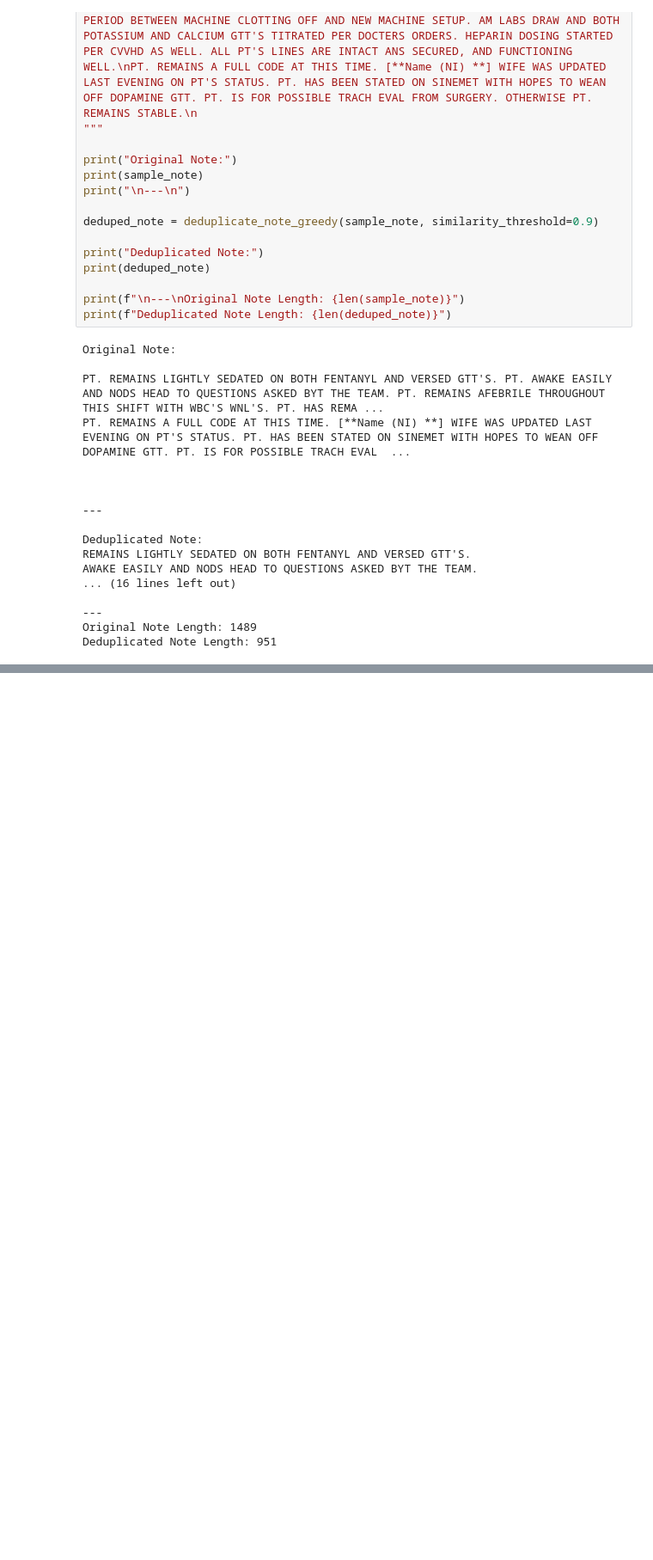
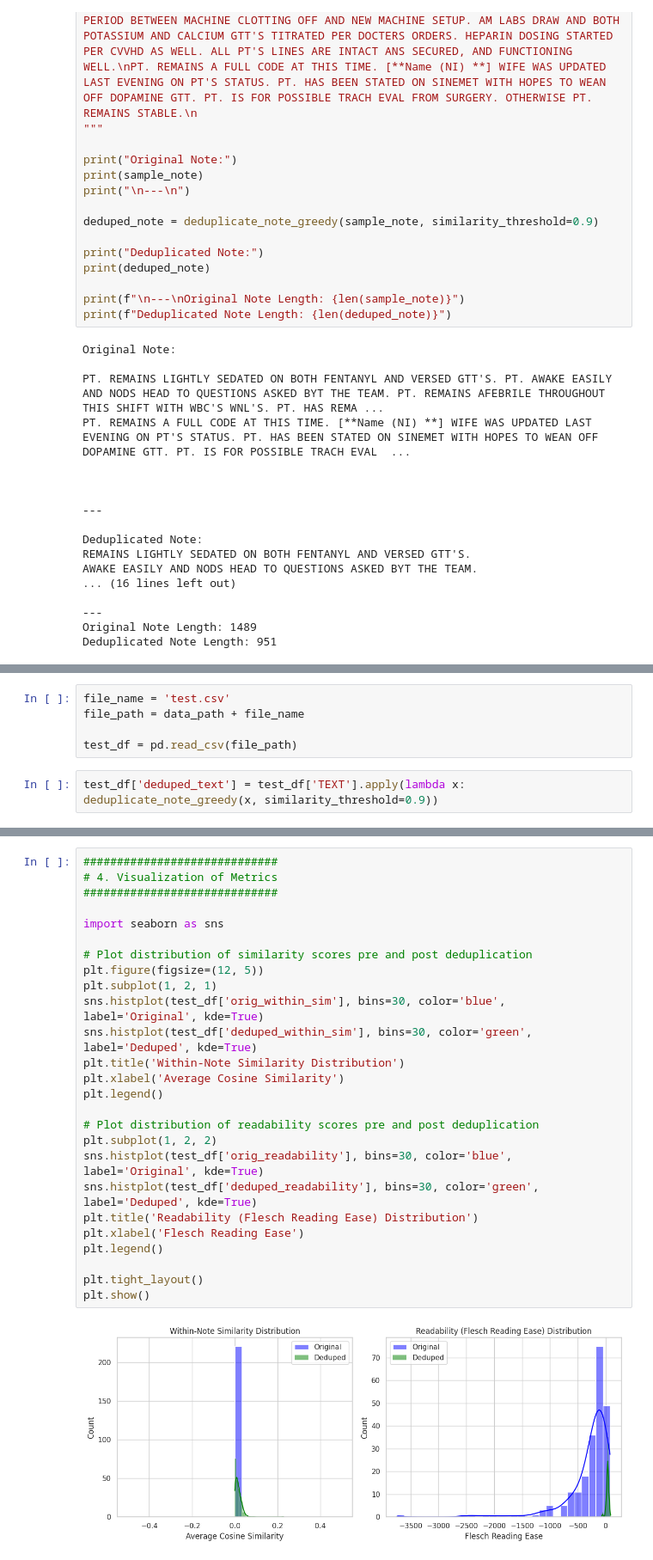
Before and after one commit to JasmolSD/Note-Bloat-NLP, a Jupyter notebook: NoteBloat.ipynb, the cells around one changed output, grey strips where cells are left out. Shown at 86% size. Saved outputs shown, nothing was run; the diff lists cells and outputs as text; blank space fills up the shorter version.

```diff
--- a/NoteBloat.ipynb
+++ b/NoteBloat.ipynb
@@ -1273,0 +1338,7 @@ Evaluate whether reducing internal redundancy improves readability and NLP model
+# %%
+file_name = 'test.csv'
+file_path = data_path + file_name
+
+test_df = pd.read_csv(file_path)
+# %%
+test_df['deduped_text'] = test_df['TEXT'].apply(lambda x: deduplicate_note_greedy(x, similarity_threshold=0.9))
@@ -1273,0 +1371,28 @@ Evaluate whether reducing internal redundancy improves readability and NLP model
+# %%
+#############################
+# 4. Visualization of Metrics
+#############################
+
+import seaborn as sns
+
+# Plot distribution of similarity scores pre and post deduplication
+plt.figure(figsize=(12, 5))
+plt.subplot(1, 2, 1)
+sns.histplot(test_df['orig_within_sim'], bins=30, color='blue', label='Original', kde=True)
+sns.histplot(test_df['deduped_within_sim'], bins=30, color='green', label='Deduped', kde=True)
+plt.title('Within-Note Similarity Distribution')
+plt.xlabel('Average Cosine Similarity')
+plt.legend()
+
+# Plot distribution of readability scores pre and post deduplication
+plt.subplot(1, 2, 2)
+sns.histplot(test_df['orig_readability'], bins=30, color='blue', label='Original', kde=True)
+sns.histplot(test_df['deduped_readability'], bins=30, color='green', label='Deduped', kde=True)
+plt.title('Readability (Flesch Reading Ease) Distribution')
+plt.xlabel('Flesch Reading Ease')
+plt.legend()
+
+plt.tight_layout()
+plt.show()
+# %% [output]
+[figure, added]
```
Also changed, not shown: parts of 29 cells of this notebook, 4 other files.
